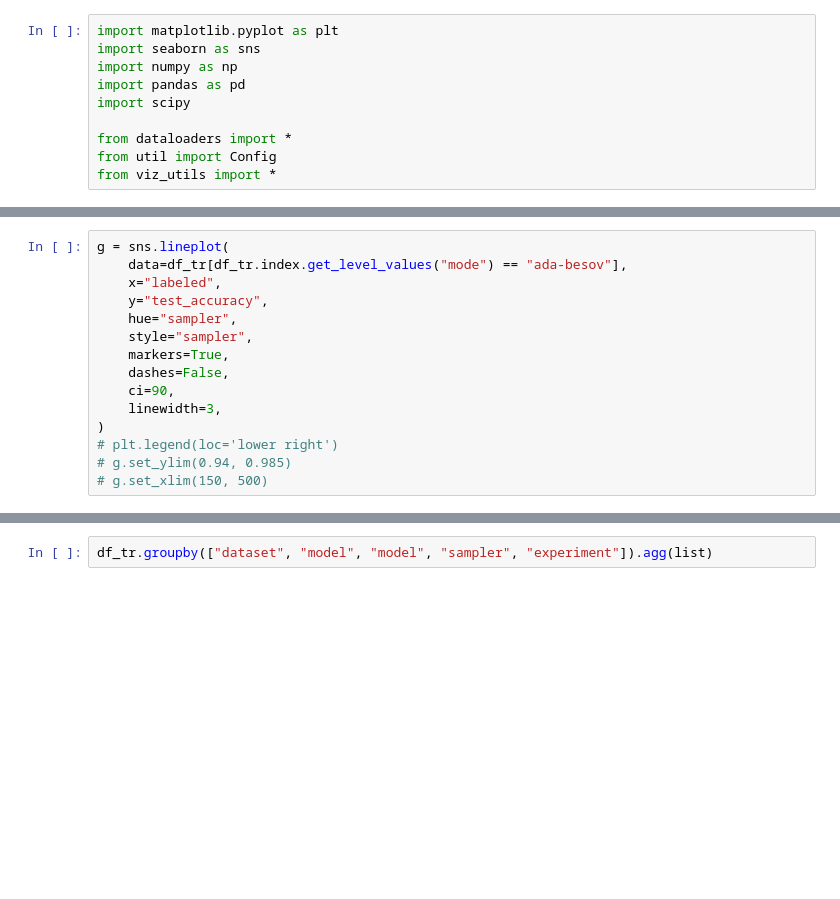
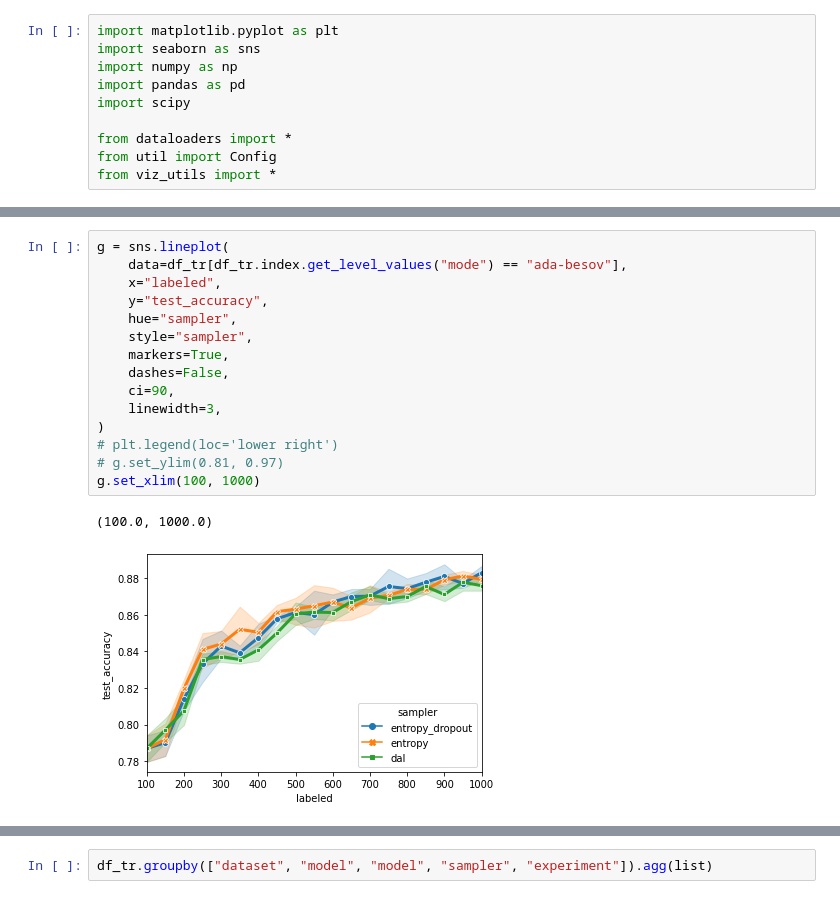
Before and after one commit to josipjukic/adapter-al, a Jupyter notebook: tinkering.ipynb, the cells around one changed output, grey strips where cells are left out. Cells and saved outputs as stored; diff of their text form; blank space fills up the shorter version.

```diff
--- a/tinkering.ipynb
+++ b/tinkering.ipynb
@@ -64,18 +68,21 @@ df_auc = pd.concat(aucs)
 # %%
 g = sns.lineplot(
     data=df_tr[df_tr.index.get_level_values("mode") == "ada-besov"],
     x="labeled",
     y="test_accuracy",
     hue="sampler",
     style="sampler",
     markers=True,
     dashes=False,
     ci=90,
     linewidth=3,
 )
 # plt.legend(loc='lower right')
-# g.set_ylim(0.94, 0.985)
-# g.set_xlim(150, 500)
+# g.set_ylim(0.81, 0.97)
+g.set_xlim(100, 1000)
+# %% [output]
+(100.0, 1000.0)
+[figure, added]
 # %%
 g = sns.lineplot(
     data=df_tr[df_tr.index.get_level_values("mode") == "ada-besov"],
```
Also changed, not shown: parts of 61 cells of this notebook, 6 other files.
